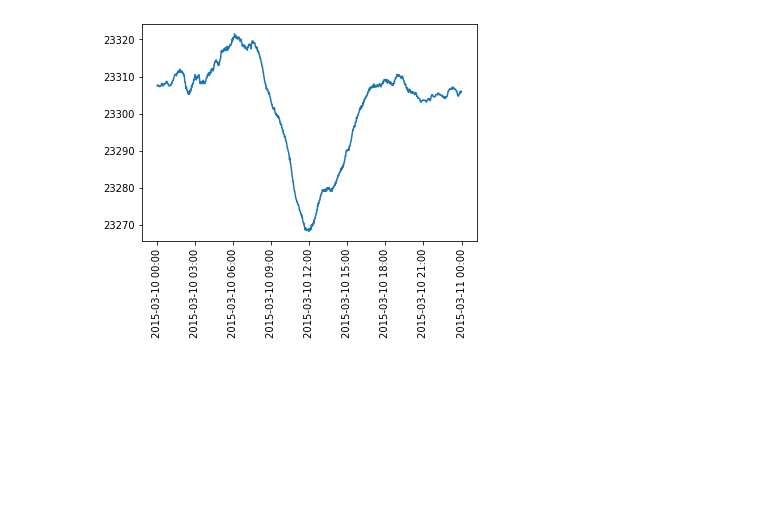
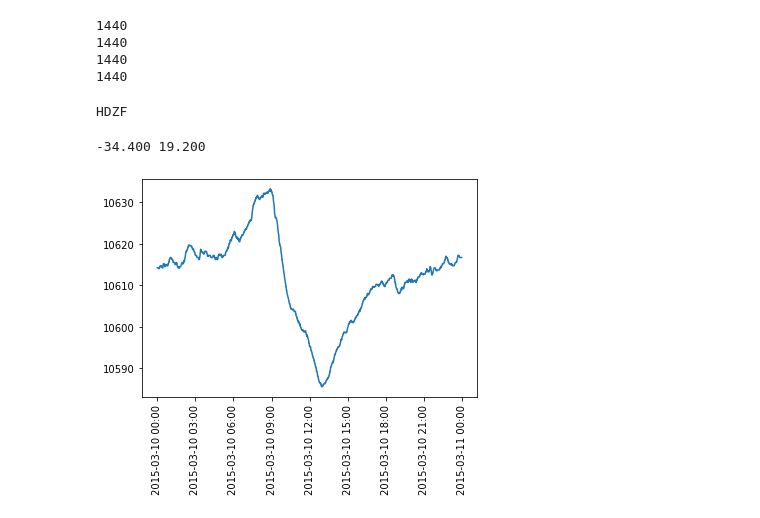
Before and after one commit to ant-guerrero/ist-stpatrick, a Jupyter notebook: Ejemplo_01_leer_intermagnet.ipynb, the cells around one changed output. Cells and saved outputs as stored; diff of their text form; code cells hidden in the pictures; blank space fills up the shorter version.

```diff
--- a/Ejemplo_01_leer_intermagnet.ipynb
+++ b/Ejemplo_01_leer_intermagnet.ipynb
@@ -13,10 +14,53 @@ date=pd.to_datetime(df.datetime.apply(str), format = '%Y-%m-%d %H:%M:%S.%f')
+# %%
+# leemos el fichero
+names=['diahora','doy','c1','c2','c3','c4']
+colspecs=[(0,23), (25,27), (32,40), (42,50), (52,60), (62,70)]
+df=pd.read_fwf(filename,header=20,names=names, colspecs=colspecs)
+# %%
+# creamos las variables que nos servirán luego
+tiempo=pd.to_datetime(df.diahora.apply(str), format = '%Y-%m-%d %H:%M:%S.%f')
+dat1=df.c1   # componente 1
+dat2=df.c2   # componente 2
+dat3=df.c3   # componente 3
+
+
+# comprobar tamaño de las variables, que deberían de ser de 1440 minutos que tiene un día
+print(dat1.size)
+print(dat2.size)
+print(dat3.size)
+print(tiempo.size)
+# %% [output]
+1440
+1440
+1440
+1440
+# %%
+# obtener el formato de las componentes en el fichero: 'HDZF', 'XYZF' u otras.
+f=open(filename)
+lines=f.readlines()
+componentes=lines[7].split()[1]
+
+print(componentes)
+# %% [output]
+HDZF
+# %%
+# obtener la latitud y la longitud geográfica del observatorio
+f=open(filename)
+lines=f.readlines()
+latitud=lines[4].split()[2]
+longitud=lines[5].split()[2]
+
+print(latitud, longitud)
+# %% [output]
+-34.400 19.200
 # %%
-fig, ax = plt.subplots()
-ax.plot(date,df.c3)
+# creamos la figura para la componente 1
+fig,ax = plt.subplots()
+ax.plot(tiempo,dat1)
 
-# use formatters to specify major and minor ticks
+# modificamos los formatos de los ejes
 ax.xaxis.set_major_formatter(mdates.DateFormatter("%Y-%m-%d %H:%M"))
 ax.xaxis.set_minor_formatter(mdates.DateFormatter("%Y-%m-%d %H:%M"))
 _ = plt.xticks(rotation=90)
 # %% [output]
-[figure, old version]
+[figure, new version]
```
Also changed, not shown: parts of 3 cells of this notebook, 7 other files.
